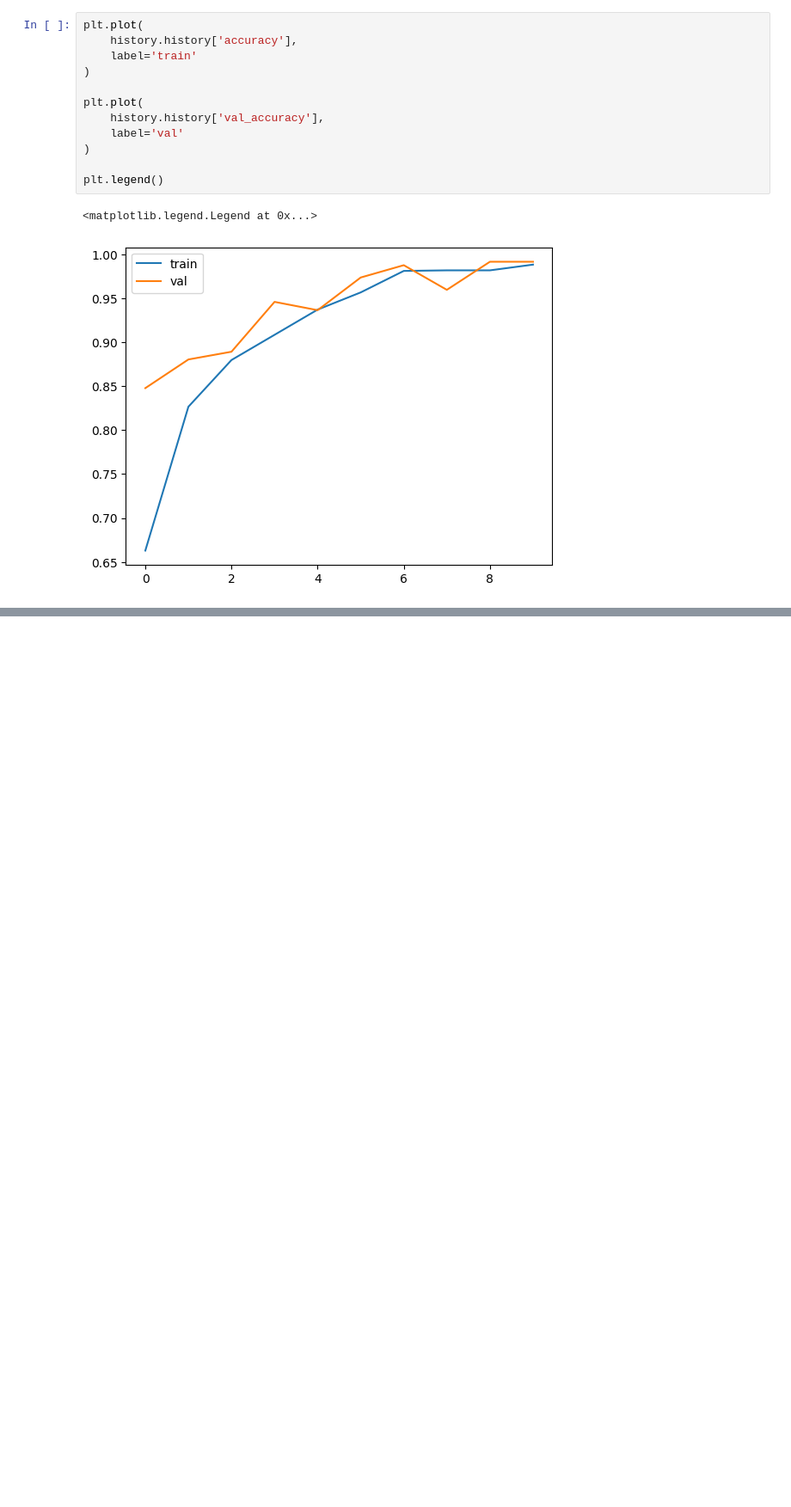
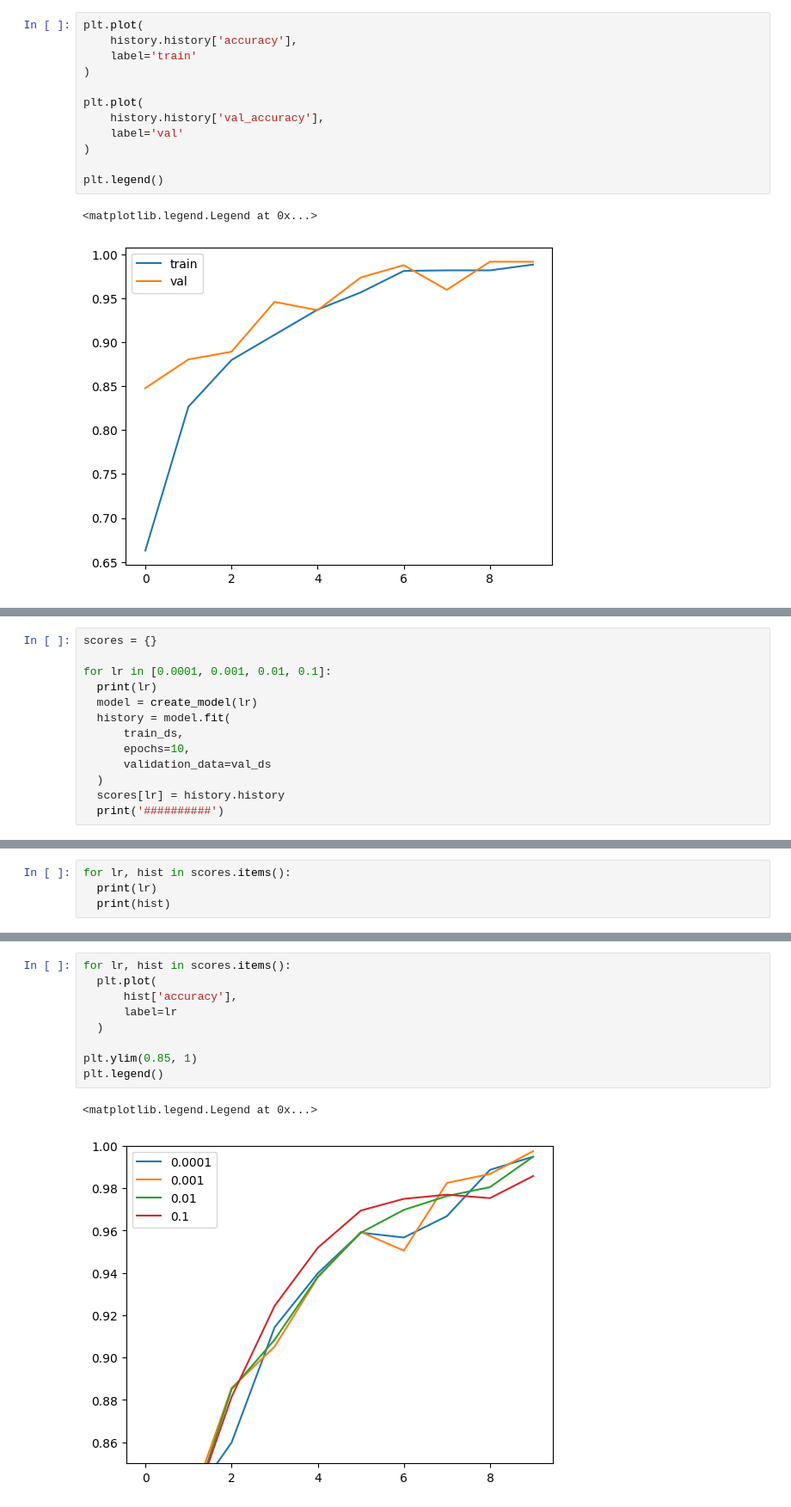
Before and after one commit to SchneiderSix/Machine-Learning---Zoomcamp, a Jupyter notebook: deep_learning.ipynb, the cells around one changed output, grey strips where cells are left out. Shown at 86% size. Drawn from its saved outputs; the diff is of its cells as text; blank space fills up the shorter version.

```diff
--- a/deep_learning.ipynb
+++ b/deep_learning.ipynb
@@ -283,0 +331,13 @@ plt.legend()
+# %%
+scores = {}
+
+for lr in [0.0001, 0.001, 0.01, 0.1]:
+  print(lr)
+  model = create_model(lr)
+  history = model.fit(
+      train_ds,
+      epochs=10,
+      validation_data=val_ds
+  )
+  scores[lr] = history.history
+  print('##########')
@@ -283,0 +362,4 @@ plt.legend()
+# %%
+for lr, hist in scores.items():
+  print(lr)
+  print(hist)
@@ -283,0 +375,12 @@ plt.legend()
+# %%
+for lr, hist in scores.items():
+  plt.plot(
+      hist['accuracy'],
+      label=lr
+  )
+
+plt.ylim(0.85, 1)
+plt.legend()
+# %% [output]
+<matplotlib.legend.Legend at 0x...>
+[figure, added]
```
Also changed, not shown: parts of 7 cells of this notebook.
